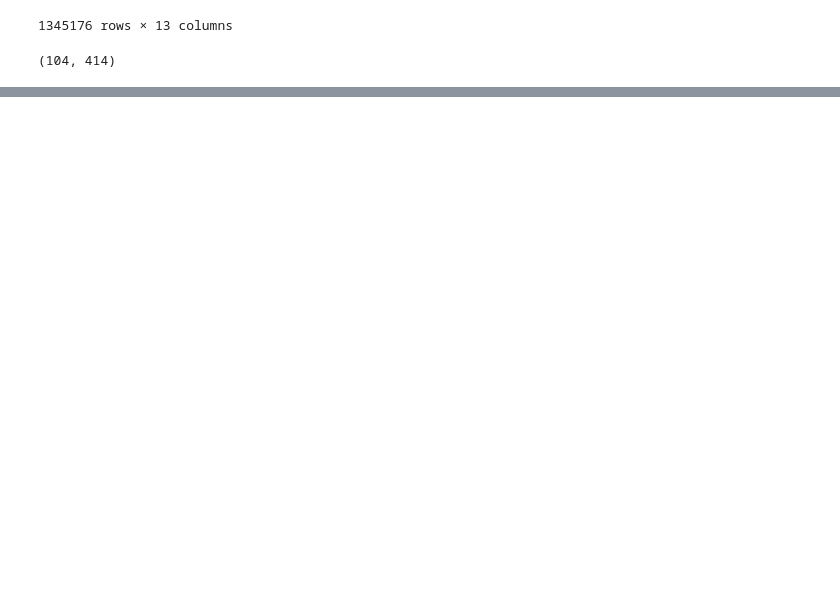
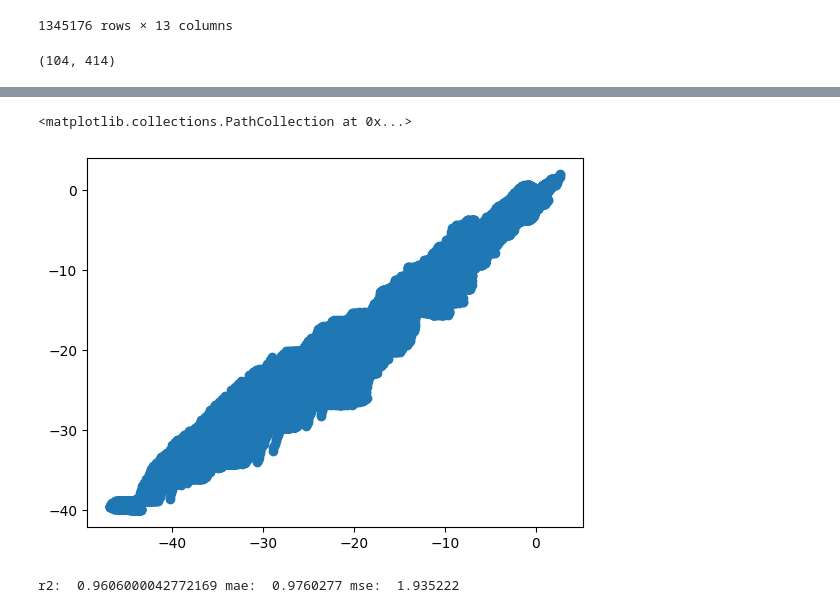
Before and after one commit to ericfonseca95/kmk, a Jupyter notebook: notebooks/LSTM_PRETRAIN.ipynb, the cells around one changed output, grey strips where cells are left out. Saved outputs shown, nothing was run; the diff lists cells and outputs as text; code cells hidden in the pictures; blank space fills up the shorter version.

```diff
--- a/notebooks/LSTM_PRETRAIN.ipynb
+++ b/notebooks/LSTM_PRETRAIN.ipynb
@@ -84,6 +84,11 @@ class Dataset_LSTM(torch.utils.data.Dataset):
         self.subject_events = subject_events
         self.subject_event_windows = subject_event_windows
         self.sort_column = sort_column
+
+    def __len__(self):
+        return self.num_windows
+    def __getitem__(self, idx):
+        return self.X[idx], self.Y[idx]
 # %%
 import dask.dataframe as dd
 import dask.array as da
@@ -185,0 +187,3 @@ plt.plot(train_data.Y[:10].detach().cpu().numpy())
+# %%
+train_data.X = torch.from_numpy(train_data.X).float()
+train_data.Y = torch.from_numpy(train_data.Y).float()
@@ -236,12 +279,18 @@ losses = kmk.run_Pytorch(model, train_data.X.reshape(-1, 100, 8), train_data.Y,
 # %%
 # parity plot
-pred = model(train_data.X.to('cuda')).detach().cpu().numpy().reshape(-1,1)
-y = train_data.Y.detach().cpu().numpy().reshape(-1,1)
+n = 1000
+pred = model(train_data.X[0:n].to('cuda')).detach().cpu().numpy().reshape(-1,1)
+y = train_data.Y[0:n].detach().cpu().numpy().reshape(-1,1)
 plt.scatter(pred, y)
+# %% [output]
+<matplotlib.collections.PathCollection at 0x...>
+[figure, added]
 # %%
 from sklearn.metrics import r2_score, mean_absolute_error, mean_squared_error
 r2 = r2_score(y, pred)
 mae = mean_absolute_error(y, pred)
 mse = mean_squared_error(y, pred)
 print('r2: ', r2, 'mae: ', mae, 'mse: ', mse)
+# %% [output]
+r2:  0.9606000042772169 mae:  0.9760277 mse:  1.935222
 # %%
```
Also changed, not shown: parts of 12 cells of this notebook, 2 other files.
